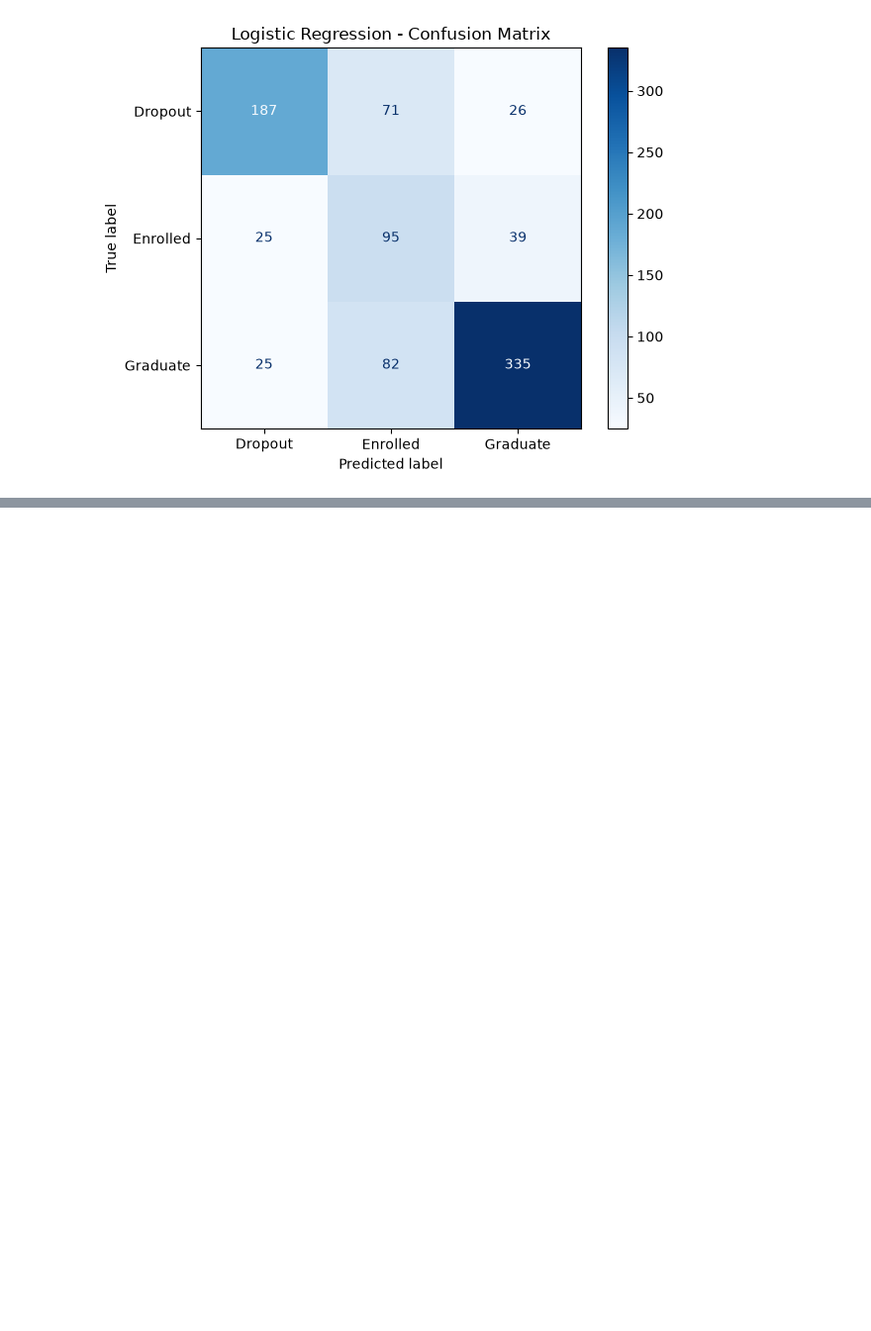
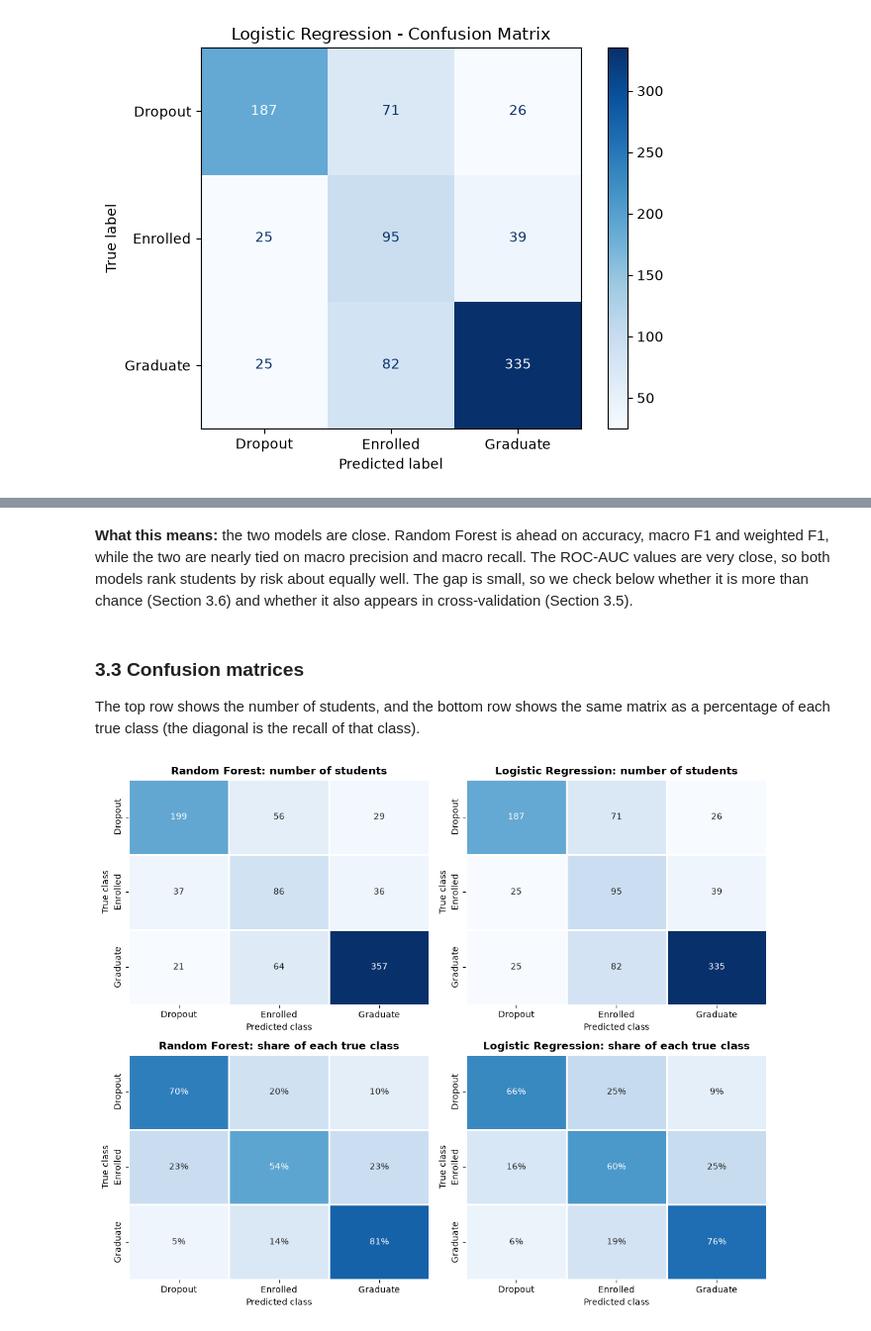
Before and after one commit to Aldanahth/SW485-Project-Group4, a Jupyter notebook: Phase1_Supervised_Learning.ipynb, the cells around one changed output, grey strips where cells are left out. Shown at 99% size. Cells and saved outputs as stored; diff of their text form; code cells hidden in the pictures; blank space fills up the shorter version.

```diff
--- a/Phase1_Supervised_Learning.ipynb
+++ b/Phase1_Supervised_Learning.ipynb
@@ -354,0 +526,17 @@ print(tuning_results_lr.to_string(index=False))
+# %%
+# ---------- Run the SAME evaluation on both tuned models ----------
+results = {name: evaluate_model(name, model, X_test, y_test) for name, model in models.items()}
+
+# Overall comparison table (test set)
+summary_df = pd.DataFrame([res["overall"] for res in results.values()]).set_index("Model")
+summary_df.round(4).to_csv(results_dir / "test_metrics_summary.csv")
+
+# Per-class comparison table (test set)
+per_class_df = pd.concat([res["per_class"] for res in results.values()], ignore_index=True)
+per_class_df.round(4).to_csv(results_dir / "test_metrics_per_class.csv", index=False)
+
+print("OVERALL TEST-SET METRICS")
+display_summary = summary_df.round(4)
+print(display_summary.to_string())
+print("\nPER-CLASS TEST-SET METRICS")
+print(per_class_df.round(4).to_string(index=False))
@@ -354,0 +561,35 @@ print(tuning_results_lr.to_string(index=False))
+# %% [markdown]
+**What this means:** the two models are close. Random Forest is ahead on accuracy, macro F1 and weighted F1, while the two are nearly tied on macro precision and macro recall. The ROC-AUC values are very close, so both models rank students by risk about equally well. The gap is small, so we check below whether it is more than chance (Section 3.6) and whether it also appears in cross-validation (Section 3.5).
+# %% [markdown]
+### 3.3 Confusion matrices
+
+The top row shows the number of students, and the bottom row shows the same matrix as a percentage of each true class (the diagonal is the recall of that class).
+# %%
+# ---------- Confusion-matrix heatmaps (counts and row-normalised recall) ----------
+fig, axes = plt.subplots(2, 2, figsize=(11, 9))
+for col, (name, res) in enumerate(results.items()):
+    cm = res["cm"]
+    cm_norm = cm / cm.sum(axis=1, keepdims=True)
+
+    sns.heatmap(cm, annot=True, fmt="d", cmap="Blues", cbar=False, linewidths=2, linecolor="white",
+                xticklabels=CLASS_NAMES, yticklabels=CLASS_NAMES, ax=axes[0, col])
+    axes[0, col].set_title(f"{name}: number of students")
+
+    sns.heatmap(cm_norm, annot=True, fmt=".0%", cmap="Blues", vmin=0, vmax=1, cbar=False,
+                linewidths=2, linecolor="white",
+                xticklabels=CLASS_NAMES, yticklabels=CLASS_NAMES, ax=axes[1, col])
+    axes[1, col].set_title(f"{name}: share of each true class")
+
+for ax in axes.ravel():
+    ax.set_xlabel("Predicted class"); ax.set_ylabel("True class"); ax.grid(False)
+plt.tight_layout()
+plt.savefig(plots_dir / "confusion_matrices_comparison.png", dpi=150, bbox_inches="tight")
+plt.show()
+
+pd.concat([
+    pd.DataFrame(res["cm"], index=[f"{name} | true {c}" for c in CLASS_NAMES],
+                 columns=[f"predicted {c}" for c in CLASS_NAMES])
+    for name, res in results.items()
+]).to_csv(results_dir / "confusion_matrices.csv")
+# %% [output]
+[figure, added]
```
Also changed, not shown: parts of 29 cells of this notebook, 16 other files.
